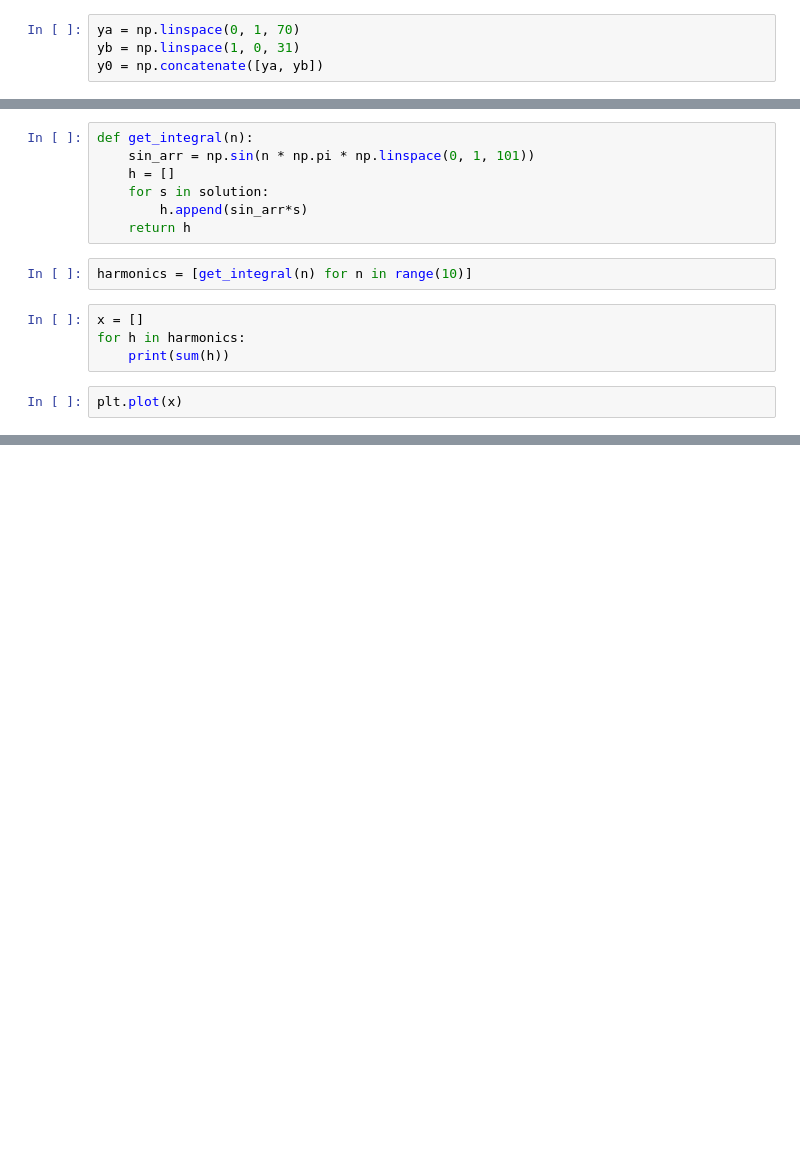
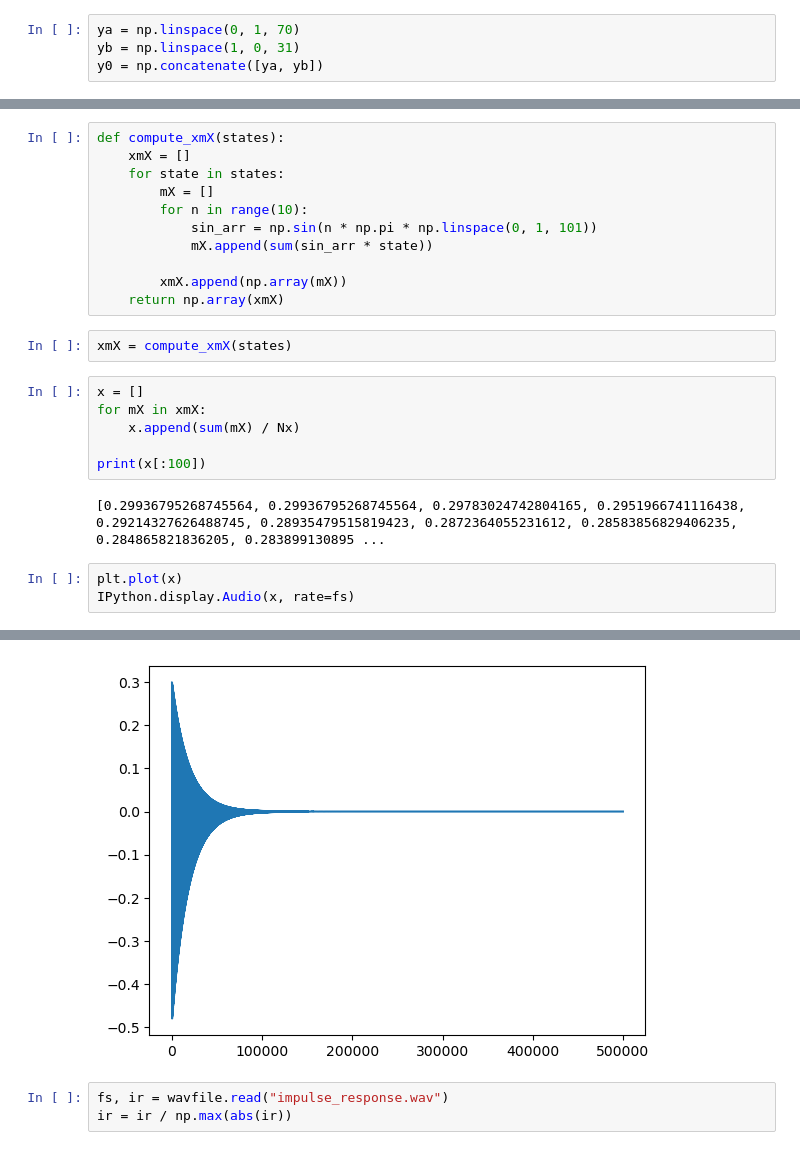
Before and after one commit to enter-opy/old-guitarist, a Jupyter notebook: prototype.ipynb, the cells around one changed output, grey strips where cells are left out. Saved outputs shown, nothing was run; the diff lists cells and outputs as text; blank space fills up the shorter version.

```diff
--- a/prototype.ipynb
+++ b/prototype.ipynb
@@ -43,15 +68,25 @@ plt.plot(solution[250])
 # %%
-def get_integral(n):
-    sin_arr = np.sin(n * np.pi * np.linspace(0, 1, 101))
-    h = []
-    for s in solution:
-        h.append(sin_arr*s)
-    return h
+def compute_xmX(states):
+    xmX = []
+    for state in states:
+        mX = []
+        for n in range(10):
+            sin_arr = np.sin(n * np.pi * np.linspace(0, 1, 101))
+            mX.append(sum(sin_arr * state))
+
+        xmX.append(np.array(mX))
+    return np.array(xmX)
-# %%
-harmonics = [get_integral(n) for n in range(10)]
+# %%
+xmX = compute_xmX(states)
 # %%
 x = []
-for h in harmonics:
-    print(sum(h))
+for mX in xmX:
+    x.append(sum(mX) / Nx)
+
+print(x[:100])
+# %% [output]
+[0.29936795268745564, 0.29936795268745564, 0.29783024742804165, 0.2951966741116438, 0.29214327626488745, 0.28935479515819423, 0.2872364055231612, 0.28583856829406235, 0.284865821836205, 0.283899130895 ...
 # %%
 plt.plot(x)
+IPython.display.Audio(x, rate=fs)
+# %% [output]
@@ -57,0 +94,4 @@ plt.plot(x)
+[figure, added]
+# %%
+fs, ir = wavfile.read("impulse_response.wav")
+ir = ir / np.max(abs(ir))
```
Also changed, not shown: parts of 11 cells of this notebook, 4 other files.
